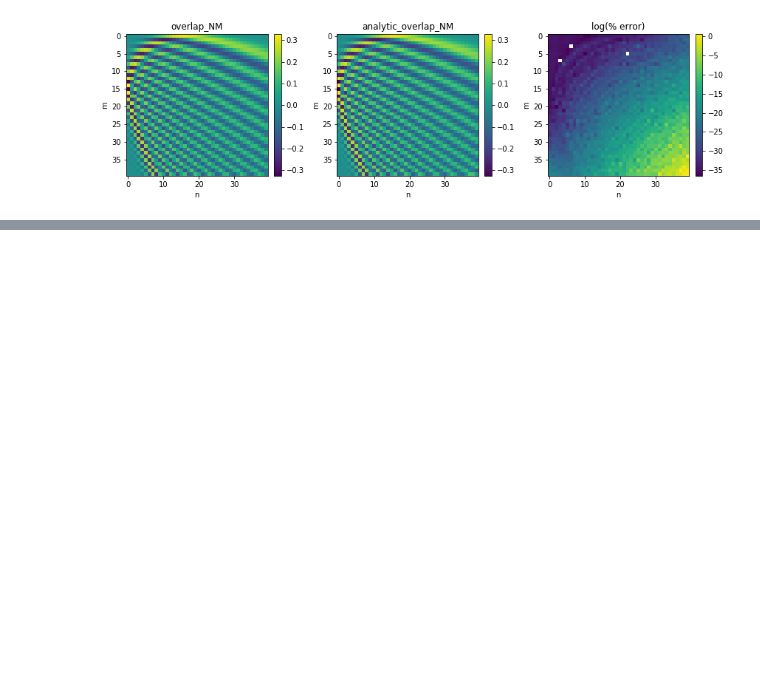
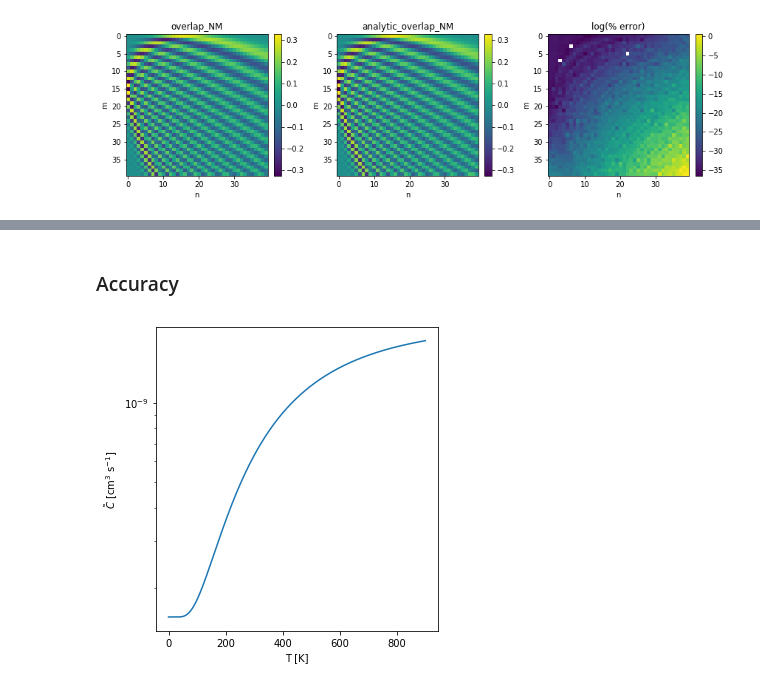
Before and after one commit to mturiansky/nonrad, a Jupyter notebook: notebooks/benchmarking.ipynb, the cells around one changed output, grey strips where cells are left out. Saved outputs shown, nothing was run; the diff lists cells and outputs as text; code cells hidden in the pictures; blank space fills up the shorter version.

```diff
--- a/notebooks/benchmarking.ipynb
+++ b/notebooks/benchmarking.ipynb
@@ -53,0 +117,14 @@ plt.show()
+# %% [markdown]
+### Accuracy
+# %%
+targs = test_args.copy()
+targs['T'] = np.linspace(0.01, 900, 1000)
+
+fig, ax = plt.subplots(figsize=(5, 5))
+ax.semilogy(targs['T'], get_C(**targs))
+ax.set_xlabel('$T$ [K]')
+ax.set_ylabel(r'$\tilde{C}$ [cm$^{3}$ s$^{-1}$]')
+plt.tight_layout()
+plt.show()
+# %% [output]
+[figure, added]
```
Also changed, not shown: parts of 15 cells of this notebook.
